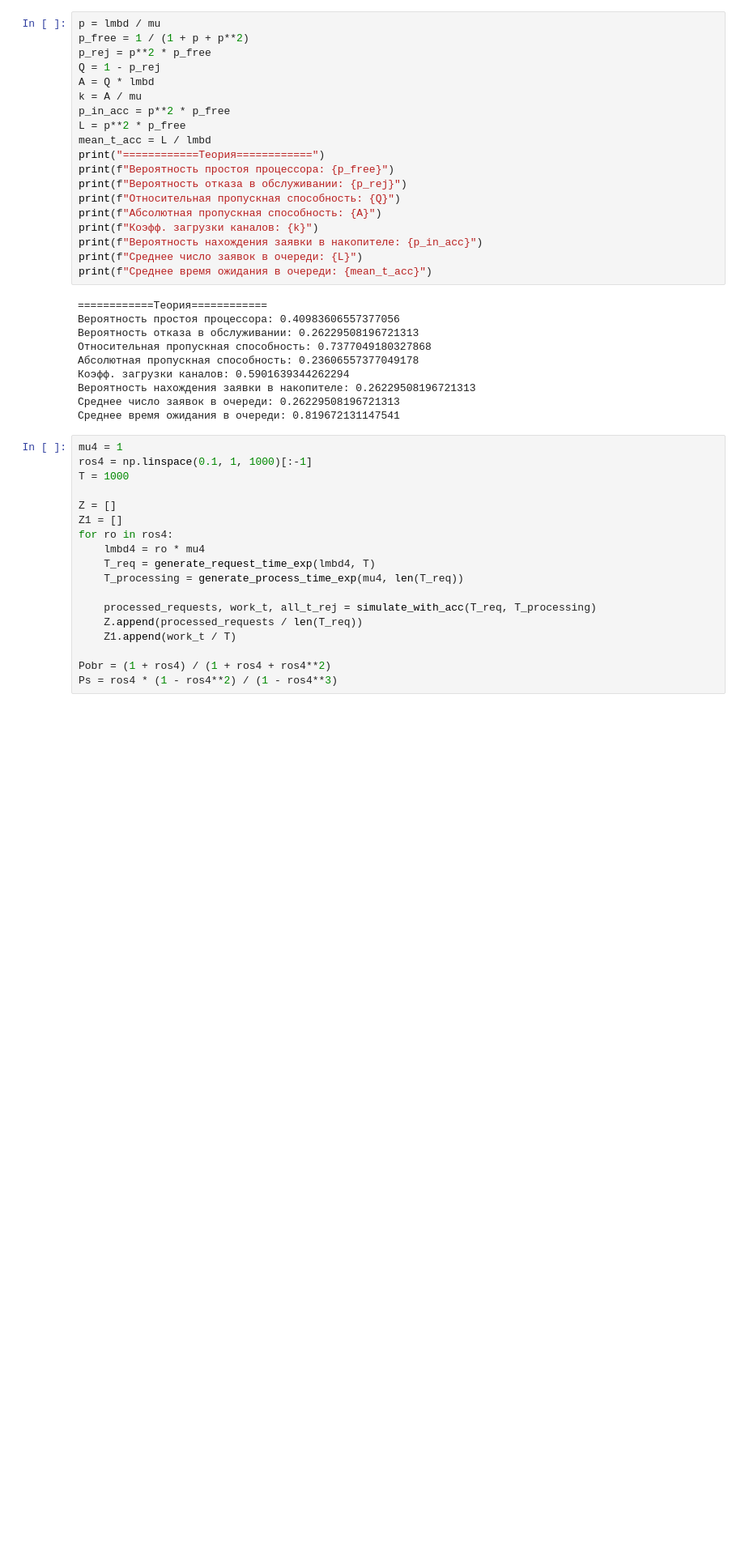
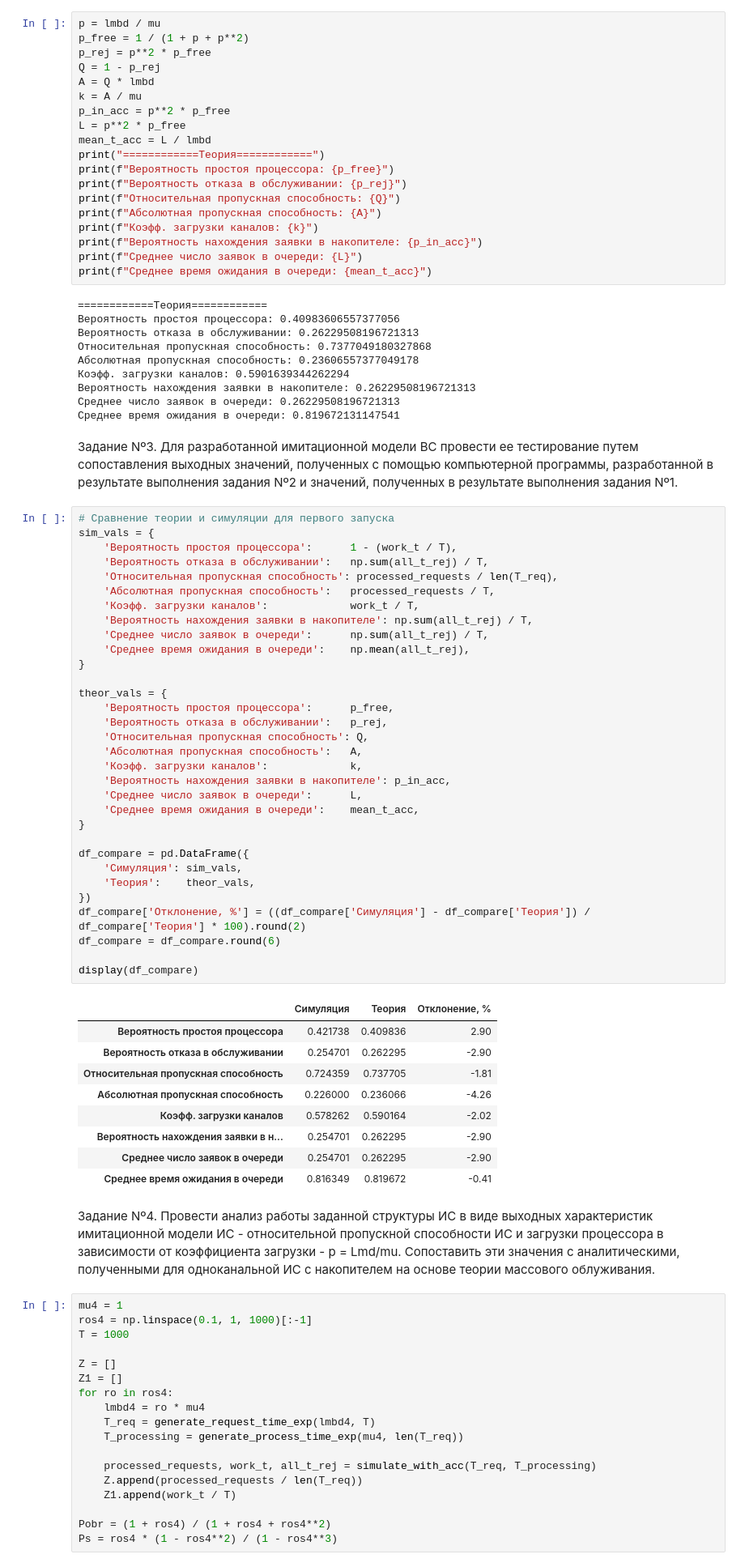
Before and after one commit to Sypoo1/mtuci-highload, a Jupyter notebook: lab6/Lab6.ipynb, the cells around one changed output. Shown at 81% size. Cells and saved outputs as stored; diff of their text form; blank space fills up the shorter version.

```diff
--- a/lab6/Lab6.ipynb
+++ b/lab6/Lab6.ipynb
@@ -121,6 +132,54 @@ print(f"Среднее время ожидания в очереди: {mean_t_ac
 Вероятность нахождения заявки в накопителе: 0.26229508196721313
 Среднее число заявок в очереди: 0.26229508196721313
 Среднее время ожидания в очереди: 0.819672131147541
+# %% [markdown]
+Задание Nº3.
+Для разработанной имитационной модели ВС провести ее тестирование путем сопоставления выходных значений, полученных с помощью компьютерной программы, разработанной в результате выполнения задания Nº2 и значений, полученных в результате выполнения задания Nº1.
+# %%
+# Сравнение теории и симуляции для первого запуска
+sim_vals = {
+    'Вероятность простоя процессора':      1 - (work_t / T),
+    'Вероятность отказа в обслуживании':   np.sum(all_t_rej) / T,
+    'Относительная пропускная способность': processed_requests / len(T_req),
+    'Абсолютная пропускная способность':   processed_requests / T,
+    'Коэфф. загрузки каналов':             work_t / T,
+    'Вероятность нахождения заявки в накопителе': np.sum(all_t_rej) / T,
+    'Среднее число заявок в очереди':      np.sum(all_t_rej) / T,
+    'Среднее время ожидания в очереди':    np.mean(all_t_rej),
+}
+
+theor_vals = {
+    'Вероятность простоя процессора':      p_free,
+    'Вероятность отказа в обслуживании':   p_rej,
+    'Относительная пропускная способность': Q,
+    'Абсолютная пропускная способность':   A,
+    'Коэфф. загрузки каналов':             k,
+    'Вероятность нахождения заявки в накопителе': p_in_acc,
+    'Среднее число заявок в очереди':      L,
+    'Среднее время ожидания в очереди':    mean_t_acc,
+}
+
+df_compare = pd.DataFrame({
+    'Симуляция': sim_vals,
+    'Теория':    theor_vals,
+})
+df_compare['Отклонение, %'] = ((df_compare['Симуляция'] - df_compare['Теория']) / df_compare['Теория'] * 100).round(2)
+df_compare = df_compare.round(6)
+
+display(df_compare)
+# %% [output]
+|  | Симуляция | Теория | Отклонение, % |
+| Вероятность простоя процессора | 0.421738 | 0.409836 | 2.90 |
+| Вероятность отказа в обслуживании | 0.254701 | 0.262295 | -2.90 |
+| Относительная пропускная способность | 0.724359 | 0.737705 | -1.81 |
+| Абсолютная пропускная способность | 0.226000 | 0.236066 | -4.26 |
+| Коэфф. загрузки каналов | 0.578262 | 0.590164 | -2.02 |
+| Вероятность нахождения заявки в н... | 0.254701 | 0.262295 | -2.90 |
+| Среднее число заявок в очереди | 0.254701 | 0.262295 | -2.90 |
+| Среднее время ожидания в очереди | 0.816349 | 0.819672 | -0.41 |
+# %% [markdown]
+Задание Nº4.
+Провести анализ работы заданной структуры ИС в виде выходных характеристик имитационной модели ИС - относительной пропускной способности ИС и загрузки процессора в зависимости от коэффициента загрузки - p = Lmd/mu. Сопоставить эти значения с аналитическими, полученными для одноканальной ИС с накопителем на основе теории массового облуживания.
 # %%
 mu4 = 1
 ros4 = np.linspace(0.1, 1, 1000)[:-1]
```
Also changed, not shown: parts of 8 cells of this notebook.
